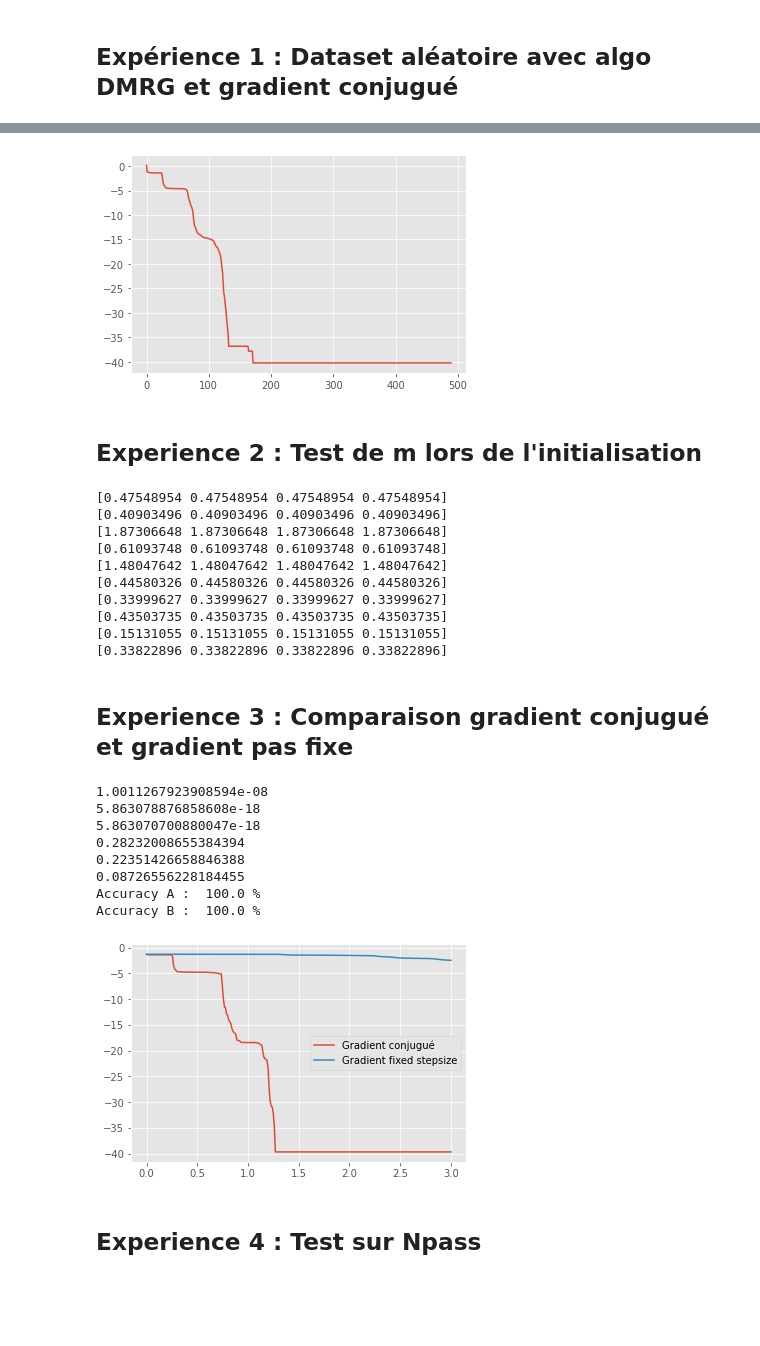
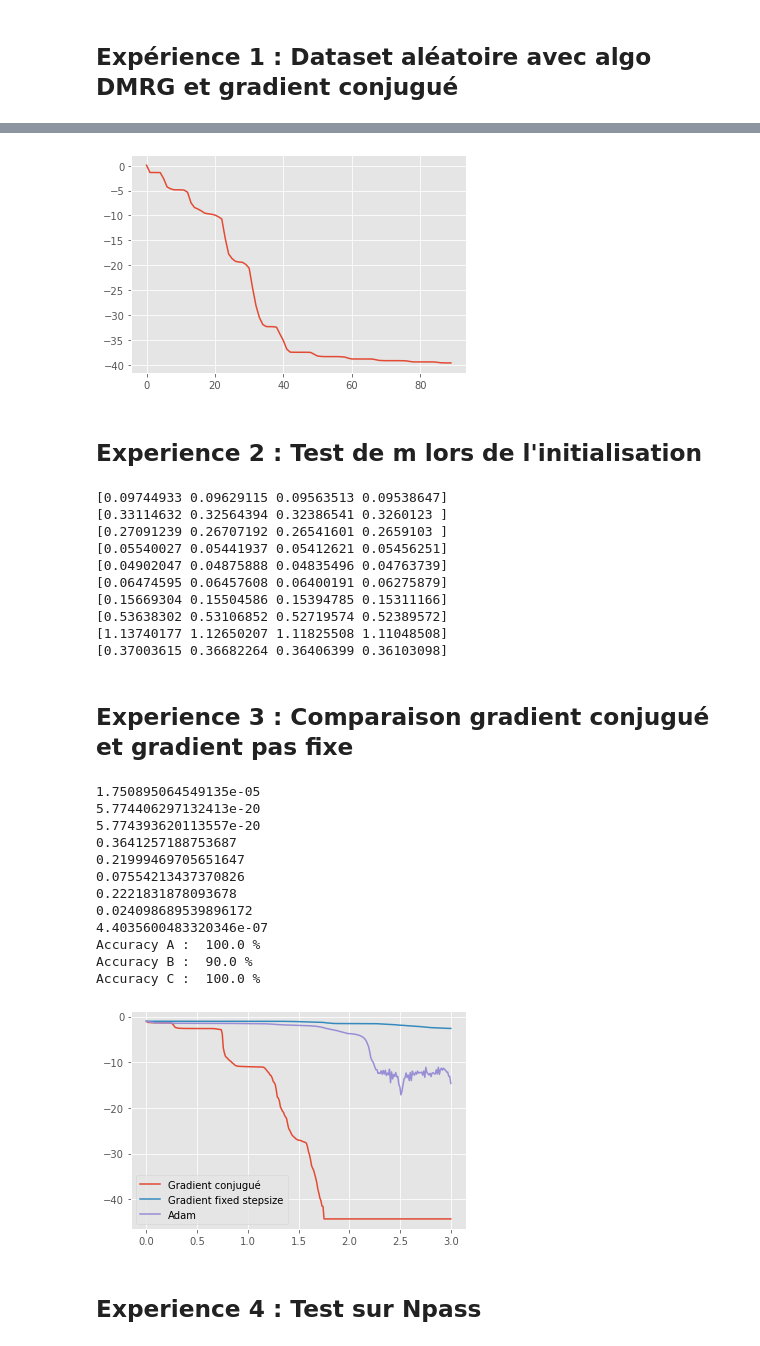
Before and after one commit to vbertret/PIR-Tensor-Network-MNIST, a Jupyter notebook: notebooks/Notebook.ipynb, the cells around one changed output, grey strips where cells are left out. Drawn from its saved outputs; the diff is of its cells as text; code cells hidden in the pictures; blank space fills up the shorter version.

```diff
--- a/notebooks/Notebook.ipynb
+++ b/notebooks/Notebook.ipynb
@@ -16,7 +36,7 @@ from src.tensor_network.modelMPS import ModelMPS
 from src.tensor.tensor import contractMPS
 # %%
 #Creation dataset
-N=50 ; nbExample=10 ; nbClass=2
+N=10 ; nbExample=10 ; nbClass=2
 data,y = make_dataset_random(N,nbExample,nbClass)
 
 #Création du modèle
@@ -48,7 +68,7 @@ Accuracy :  100.0 %
 plt.plot(np.log(err))
 plt.show()
 # %% [output]
-[figure, old version]
+[figure, new version]
 # %% [markdown]
 ## Experience 2 : Test de m lors de l'initialisation
 # %%
@@ -56,7 +76,7 @@ from src.tensor.tensor import contractMPS
 from src.mapping.phi import phi , Phi
 # %%
 #Creation dataset
-N=50; nbExample=10 ; nbClass=4
+N=100; nbExample=10 ; nbClass=4
 data,y = make_dataset_random(N,nbExample,nbClass)
 
 #Création du modèle
@@ -65,23 +85,23 @@ A.choose_algo("DMRG")
 A.choose_optimizer("CG")
 A.choose_loss_function("quadratic")
 
-A.onesInitialisation(5,goal=0.5)
+A.onesInitialisation2(5,data=data,sigma=10**(-2))
 
 for nb in range(nbExample):
     p=Phi(data[nb])
     y_hat=contractMPS(A.W,p)
     print(y_hat)
 # %% [output]
-[0.47548954 0.47548954 0.47548954 0.47548954]
-[0.40903496 0.40903496 0.40903496 0.40903496]
-[1.87306648 1.87306648 1.87306648 1.87306648]
-[0.61093748 0.61093748 0.61093748 0.61093748]
-[1.48047642 1.48047642 1.48047642 1.48047642]
-[0.44580326 0.44580326 0.44580326 0.44580326]
-[0.33999627 0.33999627 0.33999627 0.33999627]
-[0.43503735 0.43503735 0.43503735 0.43503735]
-[0.15131055 0.15131055 0.15131055 0.15131055]
-[0.33822896 0.33822896 0.33822896 0.33822896]
+[0.09744933 0.09629115 0.09563513 0.09538647]
+[0.33114632 0.32564394 0.32386541 0.3260123 ]
+[0.27091239 0.26707192 0.26541601 0.2659103 ]
+[0.05540027 0.05441937 0.05412621 0.05456251]
+[0.04902047 0.04875888 0.04835496 0.04763739]
+[0.06474595 0.06457608 0.06400191 0.06275879]
+[0.15669304 0.15504586 0.15394785 0.15311166]
+[0.53638302 0.53106852 0.52719574 0.52389572]
+[1.13740177 1.12650207 1.11825508 1.11048508]
+[0.37003615 0.36682264 0.36406399 0.36103098]
 # %% [markdown]
 ## Experience 3 :  Comparaison gradient conjugué et gradient pas fixe
 # %%
@@ -102,12 +122,19 @@ B.choose_loss_function("quadratic")
 B.choose_optimizer("fixed")
 B.onesInitialisation(5,goal=0.5)
 
+C = ModelMPS(N,nbClass)
+C.choose_algo("DMRG")
+C.choose_loss_function("quadratic")
+C.choose_optimizer("Adam")
+C.onesInitialisation(5,goal=0.5)
+
 #Entrainement des modèles
 nbEpoch = 3
 errA=[]
 for epoch in range(nbEpoch):
-    errA += A.trainDMRG(data,y,Npass=100)
+    errA += A.trainDMRG(data,y)
     print(errA[-1])
+
 
 errB=[]
 for epoch in range(nbEpoch):
@@ -117,29 +144,42 @@ for epoch in range(nbEpoch):
         errB += B.train(data,y,alpha=10**(1))
     print(errB[-1])
 
+nbEpoch = 3
+errC=[]
+for epoch in range(nbEpoch):
+    errC += C.trainDMRG(data,y,alpha=0.1)
+    print(errC[-1])
+
 #Evaluation du modèle
 acc1 = A.accuracy(data,y)
 acc2 = B.accuracy(data,y)
+acc3 = C.accuracy(data,y)
 
 print("Accuracy A : ", acc1*100 , "%")
 print("Accuracy B : ", acc2*100 , "%")
+print("Accuracy C : ", acc3*100 , "%")
 # %% [output]
-1.0011267923908594e-08
-5.863078876858608e-18
-5.863070700880047e-18
-0.28232008655384394
-0.22351426658846388
-0.08726556228184455
+1.750895064549135e-05
+5.774406297132413e-20
+5.774393620113557e-20
+0.3641257188753687
+0.21999469705651647
+0.07554213437370826
+0.2221831878093678
+0.024098689539896172
+4.4035600483320346e-07
 Accuracy A :  100.0 %
-Accuracy B :  100.0 %
+Accuracy B :  90.0 %
+Accuracy C :  100.0 %
 # %%
 val = np.linspace(0,nbEpoch,len(errA))
 plt.plot(val,np.log(errA),label="Gradient conjugué")
 plt.plot(val,np.log(errB),label="Gradient fixed stepsize")
+plt.plot(val,np.log(errC),label="Adam")
 plt.legend()
 plt.show()
 # %% [output]
-[figure, old version]
+[figure, new version]
 # %% [markdown]
 ## Experience 4 : Test sur Npass
 # %%
```
Also changed, not shown: parts of 27 cells of this notebook, 4 other files.
